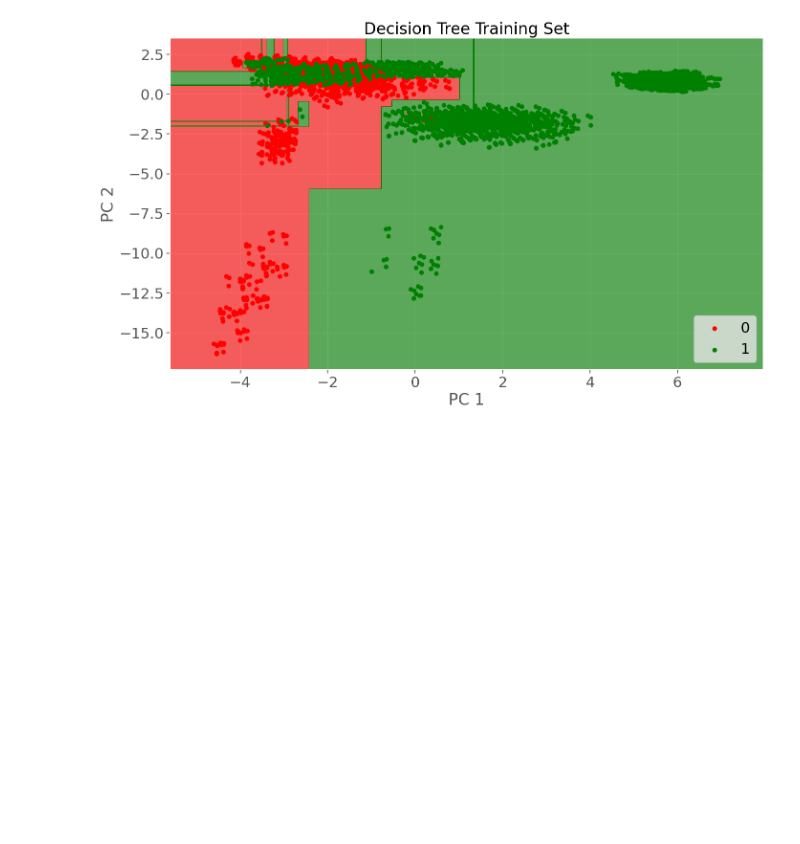
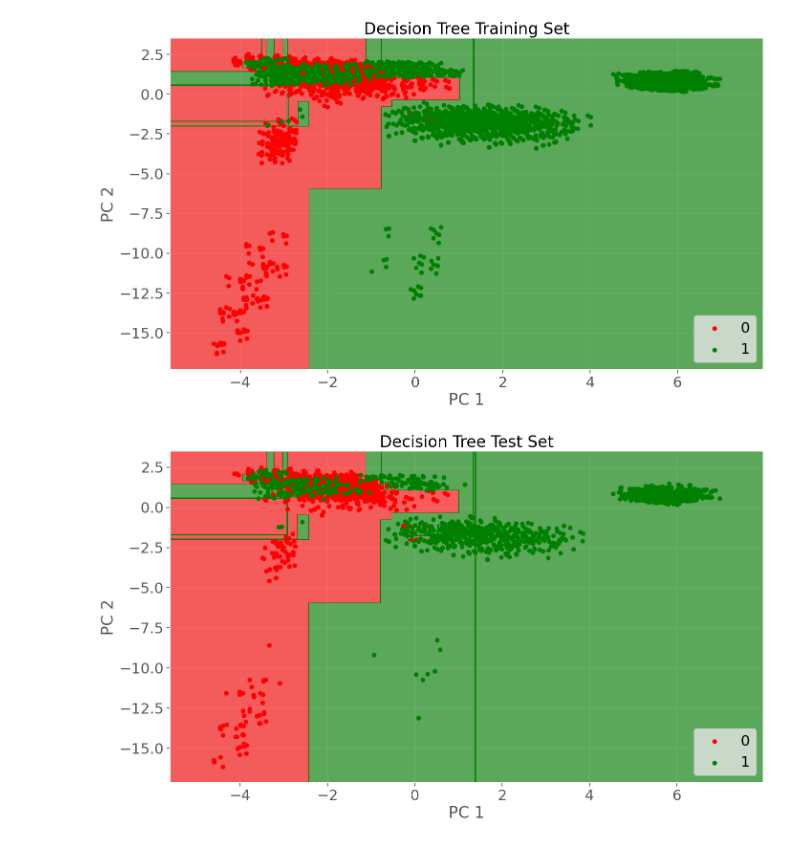
Before and after one commit to Shamiul-693/-Exploratory-Data-Analysis-and-Classification-Algorithms-on-Mushroom-Dataset, a Jupyter notebook: Exploratory_Data_Analysis_and_Classification_Algorithms_on_Mushroom_Dataset.ipynb, the cells around one changed output. Saved outputs shown, nothing was run; the diff lists cells and outputs as text; code cells hidden in the pictures; blank space fills up the shorter version.

```diff
--- a/Exploratory_Data_Analysis_and_Classification_Algorithms_on_Mushroom_Dataset.ipynb
+++ b/Exploratory_Data_Analysis_and_Classification_Algorithms_on_Mushroom_Dataset.ipynb
@@ -843,3 +843,7 @@ Confusion Matrix:
 visualization_train('Decision Tree')
 # %% [output]
 [figure]
+# %%
+visualization_test('Decision Tree')
+# %% [output]
+[figure, added]
```
